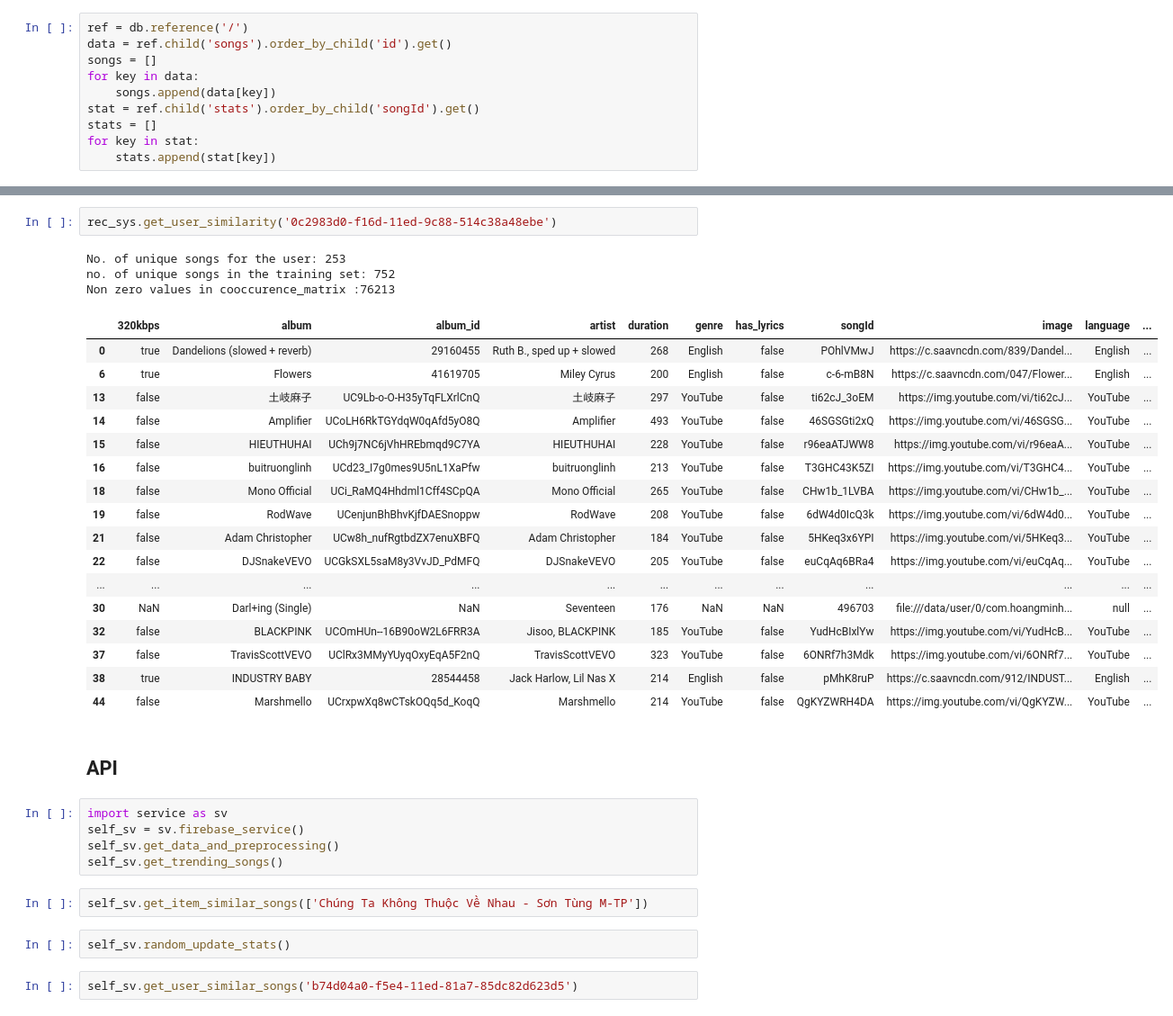
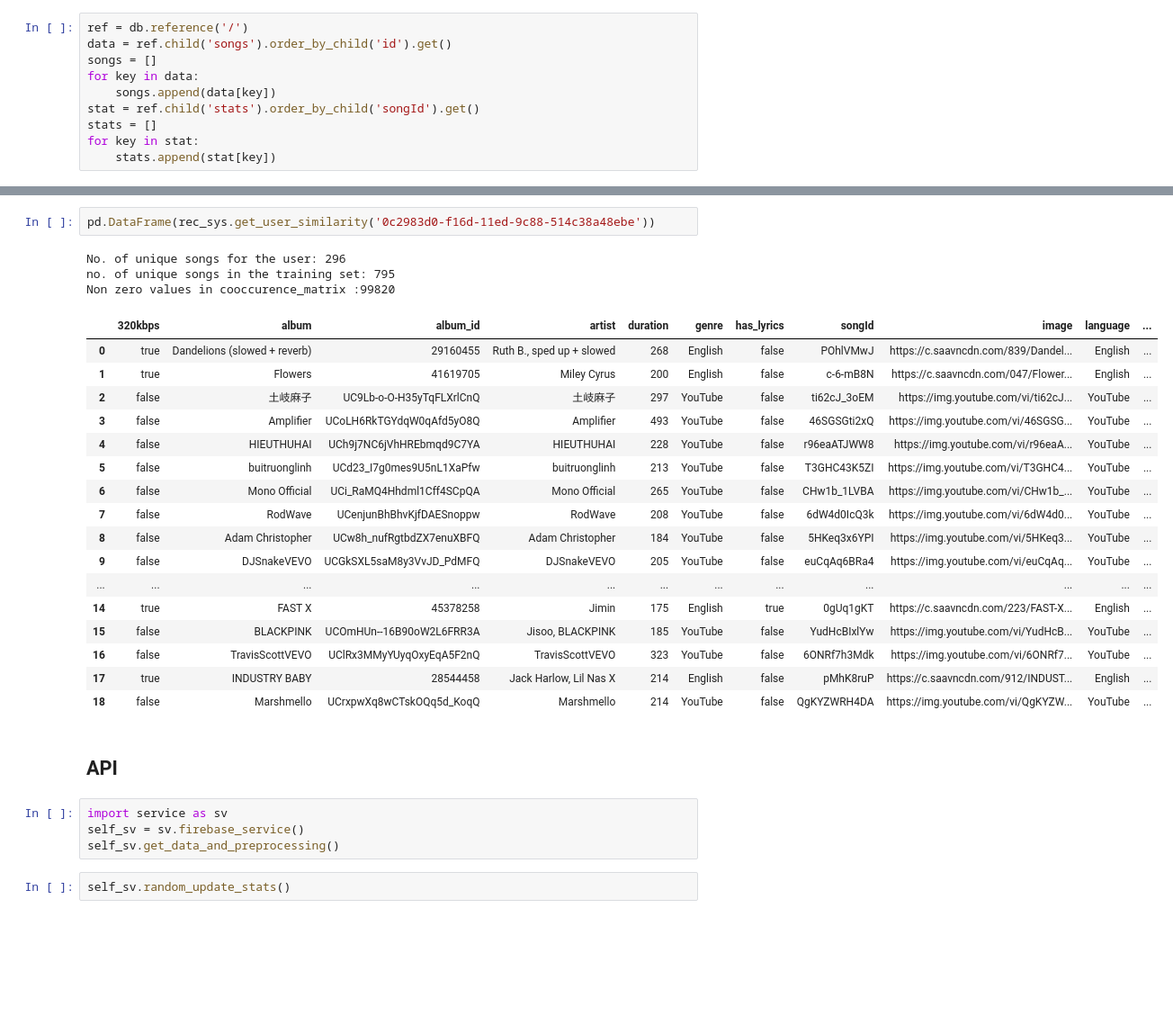
Before and after one commit to IncognitoTabs/GraduationProject, a Jupyter notebook: RecommendationSystem/test.ipynb, the cells around one changed output, grey strips where cells are left out. Shown at 90% size. Saved outputs shown, nothing was run; the diff lists cells and outputs as text; blank space fills up the shorter version.

```diff
--- a/RecommendationSystem/test.ipynb
+++ b/RecommendationSystem/test.ipynb
@@ -56,36 +178,31 @@ Non zero values in cooccurence_matrix :732
 # %%
-rec_sys.get_user_similarity('0c2983d0-f16d-11ed-9c88-514c38a48ebe')
+pd.DataFrame(rec_sys.get_user_similarity('0c2983d0-f16d-11ed-9c88-514c38a48ebe'))
 # %% [output]
-No. of unique songs for the user: 253
-no. of unique songs in the training set: 752
-Non zero values in cooccurence_matrix :76213
+No. of unique songs for the user: 296
+no. of unique songs in the training set: 795
+Non zero values in cooccurence_matrix :99820
 |  | 320kbps | album | album_id | artist | duration | genre | has_lyrics | songId | image | language | ... |
 | 0 | true | Dandelions (slowed + reverb) | 29160455 | Ruth B., sped up + slowed | 268 | English | false | POhlVMwJ | https://c.saavncdn.com/839/Dandel... | English | ... |
-| 6 | true | Flowers | 41619705 | Miley Cyrus | 200 | English | false | c-6-mB8N | https://c.saavncdn.com/047/Flower... | English | ... |
-| 13 | false | 土岐麻子 | UC9Lb-o-O-H35yTqFLXrlCnQ | 土岐麻子 | 297 | YouTube | false | ti62cJ_3oEM | https://img.youtube.com/vi/ti62cJ... | YouTube | ... |
-| 14 | false | Amplifier | UCoLH6RkTGYdqW0qAfd5yO8Q | Amplifier | 493 | YouTube | false | 46SGSGti2xQ | https://img.youtube.com/vi/46SGSG... | YouTube | ... |
-| 15 | false | HIEUTHUHAI | UCh9j7NC6jVhHREbmqd9C7YA | HIEUTHUHAI | 228 | YouTube | false | r96eaATJWW8 | https://img.youtube.com/vi/r96eaA... | YouTube | ... |
-| 16 | false | buitruonglinh | UCd23_I7g0mes9U5nL1XaPfw | buitruonglinh | 213 | YouTube | false | T3GHC43K5ZI | https://img.youtube.com/vi/T3GHC4... | YouTube | ... |
-| 18 | false | Mono Official | UCi_RaMQ4Hhdml1Cff4SCpQA | Mono Official | 265 | YouTube | false | CHw1b_1LVBA | https://img.youtube.com/vi/CHw1b_... | YouTube | ... |
-| 19 | false | RodWave | UCenjunBhBhvKjfDAESnoppw | RodWave | 208 | YouTube | false | 6dW4d0IcQ3k | https://img.youtube.com/vi/6dW4d0... | YouTube | ... |
-| 21 | false | Adam Christopher | UCw8h_nufRgtbdZX7enuXBFQ | Adam Christopher | 184 | YouTube | false | 5HKeq3x6YPI | https://img.youtube.com/vi/5HKeq3... | YouTube | ... |
-| 22 | false | DJSnakeVEVO | UCGkSXL5saM8y3VvJD_PdMFQ | DJSnakeVEVO | 205 | YouTube | false | euCqAq6BRa4 | https://img.youtube.com/vi/euCqAq... | YouTube | ... |
+| 1 | true | Flowers | 41619705 | Miley Cyrus | 200 | English | false | c-6-mB8N | https://c.saavncdn.com/047/Flower... | English | ... |
+| 2 | false | 土岐麻子 | UC9Lb-o-O-H35yTqFLXrlCnQ | 土岐麻子 | 297 | YouTube | false | ti62cJ_3oEM | https://img.youtube.com/vi/ti62cJ... | YouTube | ... |
+| 3 | false | Amplifier | UCoLH6RkTGYdqW0qAfd5yO8Q | Amplifier | 493 | YouTube | false | 46SGSGti2xQ | https://img.youtube.com/vi/46SGSG... | YouTube | ... |
+| 4 | false | HIEUTHUHAI | UCh9j7NC6jVhHREbmqd9C7YA | HIEUTHUHAI | 228 | YouTube | false | r96eaATJWW8 | https://img.youtube.com/vi/r96eaA... | YouTube | ... |
+| 5 | false | buitruonglinh | UCd23_I7g0mes9U5nL1XaPfw | buitruonglinh | 213 | YouTube | false | T3GHC43K5ZI | https://img.youtube.com/vi/T3GHC4... | YouTube | ... |
+| 6 | false | Mono Official | UCi_RaMQ4Hhdml1Cff4SCpQA | Mono Official | 265 | YouTube | false | CHw1b_1LVBA | https://img.youtube.com/vi/CHw1b_... | YouTube | ... |
+| 7 | false | RodWave | UCenjunBhBhvKjfDAESnoppw | RodWave | 208 | YouTube | false | 6dW4d0IcQ3k | https://img.youtube.com/vi/6dW4d0... | YouTube | ... |
+| 8 | false | Adam Christopher | UCw8h_nufRgtbdZX7enuXBFQ | Adam Christopher | 184 | YouTube | false | 5HKeq3x6YPI | https://img.youtube.com/vi/5HKeq3... | YouTube | ... |
+| 9 | false | DJSnakeVEVO | UCGkSXL5saM8y3VvJD_PdMFQ | DJSnakeVEVO | 205 | YouTube | false | euCqAq6BRa4 | https://img.youtube.com/vi/euCqAq... | YouTube | ... |
 | ... | ... | ... | ... | ... | ... | ... | ... | ... | ... | ... | ... |
-| 30 | NaN | Darl+ing (Single) | NaN | Seventeen | 176 | NaN | NaN | 496703 | file:///data/user/0/com.hoangminh... | null | ... |
-| 32 | false | BLACKPINK | UCOmHUn--16B90oW2L6FRR3A | Jisoo, BLACKPINK | 185 | YouTube | false | YudHcBIxlYw | https://img.youtube.com/vi/YudHcB... | YouTube | ... |
-| 37 | false | TravisScottVEVO | UClRx3MMyYUyqOxyEqA5F2nQ | TravisScottVEVO | 323 | YouTube | false | 6ONRf7h3Mdk | https://img.youtube.com/vi/6ONRf7... | YouTube | ... |
-| 38 | true | INDUSTRY BABY | 28544458 | Jack Harlow, Lil Nas X | 214 | English | false | pMhK8ruP | https://c.saavncdn.com/912/INDUST... | English | ... |
-| 44 | false | Marshmello | UCrxpwXq8wCTskOQq5d_KoqQ | Marshmello | 214 | YouTube | false | QgKYZWRH4DA | https://img.youtube.com/vi/QgKYZW... | YouTube | ... |
+| 14 | true | FAST X | 45378258 | Jimin | 175 | English | true | 0gUq1gKT | https://c.saavncdn.com/223/FAST-X... | English | ... |
+| 15 | false | BLACKPINK | UCOmHUn--16B90oW2L6FRR3A | Jisoo, BLACKPINK | 185 | YouTube | false | YudHcBIxlYw | https://img.youtube.com/vi/YudHcB... | YouTube | ... |
+| 16 | false | TravisScottVEVO | UClRx3MMyYUyqOxyEqA5F2nQ | TravisScottVEVO | 323 | YouTube | false | 6ONRf7h3Mdk | https://img.youtube.com/vi/6ONRf7... | YouTube | ... |
+| 17 | true | INDUSTRY BABY | 28544458 | Jack Harlow, Lil Nas X | 214 | English | false | pMhK8ruP | https://c.saavncdn.com/912/INDUST... | English | ... |
+| 18 | false | Marshmello | UCrxpwXq8wCTskOQq5d_KoqQ | Marshmello | 214 | YouTube | false | QgKYZWRH4DA | https://img.youtube.com/vi/QgKYZW... | YouTube | ... |
 # %% [markdown]
 ## API
 # %%
 import service as sv
 self_sv = sv.firebase_service()
 self_sv.get_data_and_preprocessing()
-self_sv.get_trending_songs()
-# %%
-self_sv.get_item_similar_songs(['Chúng Ta Không Thuộc Về Nhau - Sơn Tùng M-TP'])
 # %%
 self_sv.random_update_stats()
-# %%
-self_sv.get_user_similar_songs('b74d04a0-f5e4-11ed-81a7-85dc82d623d5')
```
Also changed, not shown: parts of 10 cells of this notebook, 11 other files.
